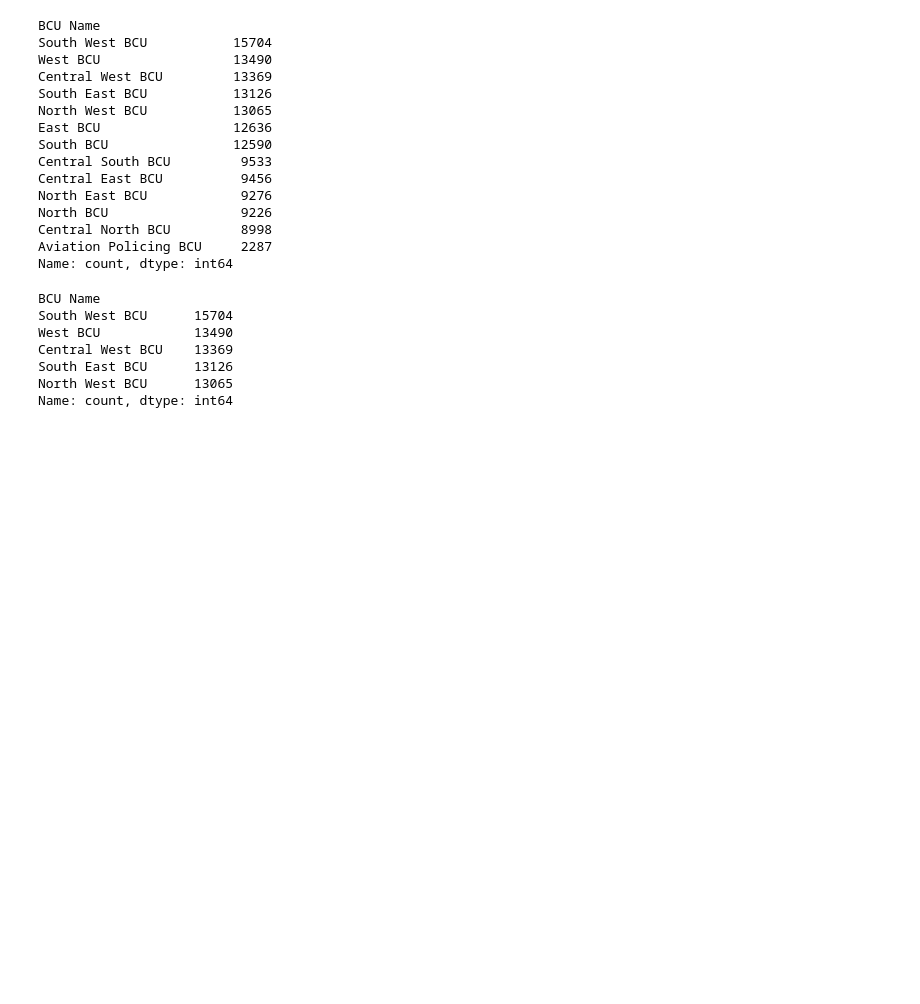
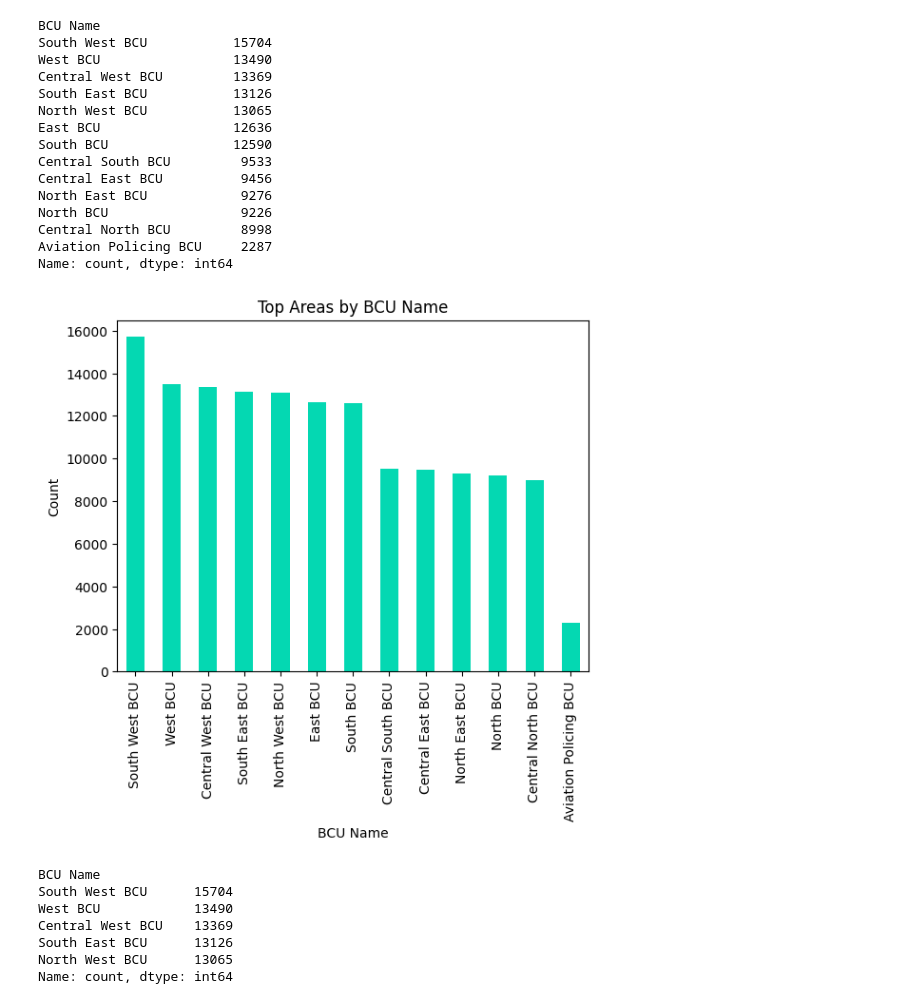
Before and after one commit to juanitanels/London-Crime-Stats-EDA, a Jupyter notebook: London Crime Stats 22-23 EDA.ipynb, the cells around one changed output. Cells and saved outputs as stored; diff of their text form; code cells hidden in the pictures; blank space fills up the shorter version.

```diff
--- a/London Crime Stats 22-23 EDA.ipynb
+++ b/London Crime Stats 22-23 EDA.ipynb
@@ -234,6 +233,17 @@ North BCU                 9226
 Central North BCU         8998
 Aviation Policing BCU     2287
 Name: count, dtype: int64
+# %%
+#Matplotlib graph of all BCUs counts
+graph = top_areas.plot(kind="bar", color="#04D8B2")
+
+graph.set_title("Top Areas by BCU Name")
+graph.set_xlabel("BCU Name")
+graph.set_ylabel("Count")
+
+plt.show()
+# %% [output]
+[figure, added]
 # %%
 top_areas.head()
 # %% [output]
```
Also changed, not shown: parts of 16 cells of this notebook.
